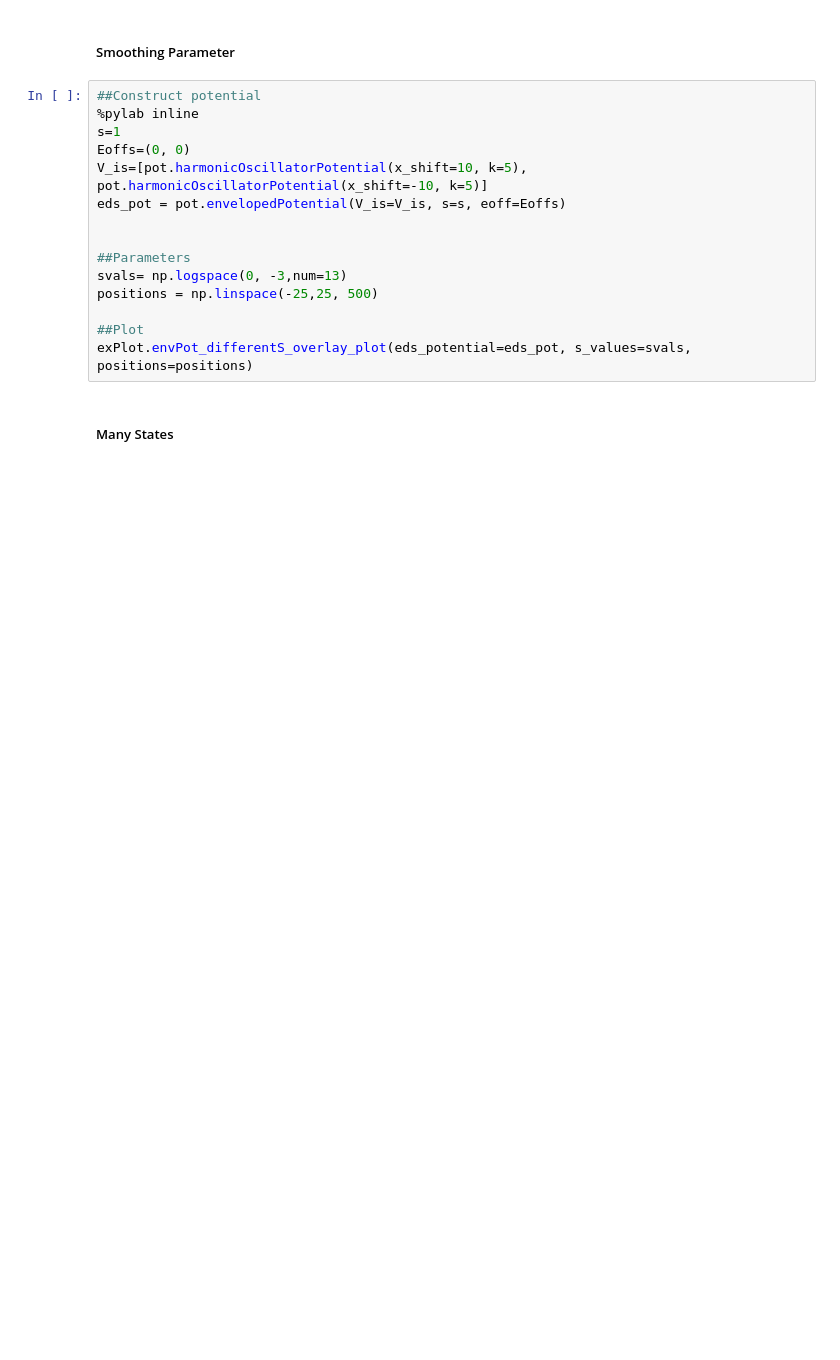
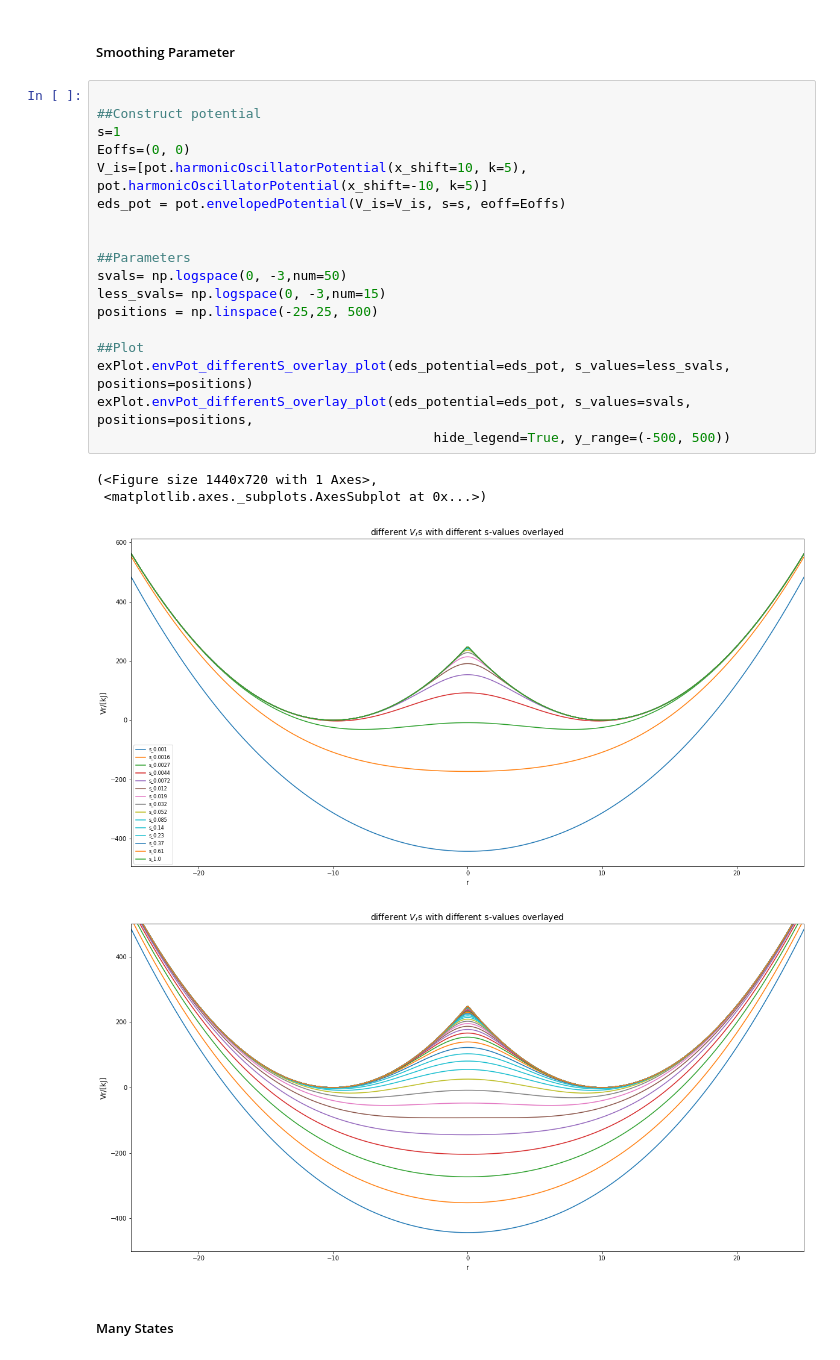
Before and after one commit to rinikerlab/Ensembler, a Jupyter notebook: examples/Example_EDS.ipynb, the cells around one changed output. Cells and saved outputs as stored; diff of their text form; blank space fills up the shorter version.

```diff
--- a/examples/Example_EDS.ipynb
+++ b/examples/Example_EDS.ipynb
@@ -100,20 +86,28 @@ NameError: name 'eds_pot' is not defined
 # %% [markdown]
 ##### Smoothing Parameter
 # %%
+
 ##Construct potential
-%pylab inline
 s=1
 Eoffs=(0, 0)
 V_is=[pot.harmonicOscillatorPotential(x_shift=10, k=5), pot.harmonicOscillatorPotential(x_shift=-10, k=5)]
 eds_pot = pot.envelopedPotential(V_is=V_is, s=s, eoff=Eoffs)
 
 
 ##Parameters
-svals= np.logspace(0, -3,num=13)
+svals= np.logspace(0, -3,num=50)
+less_svals= np.logspace(0, -3,num=15)
 positions = np.linspace(-25,25, 500)
 
 ##Plot
-exPlot.envPot_differentS_overlay_plot(eds_potential=eds_pot, s_values=svals, positions=positions)
+exPlot.envPot_differentS_overlay_plot(eds_potential=eds_pot, s_values=less_svals, positions=positions)
+exPlot.envPot_differentS_overlay_plot(eds_potential=eds_pot, s_values=svals, positions=positions,
+                                           hide_legend=True, y_range=(-500, 500))
+# %% [output]
+(<Figure size 1440x720 with 1 Axes>,
+ <matplotlib.axes._subplots.AxesSubplot at 0x...>)
+[figure, added]
+[figure, added]
 # %% [markdown]
 ##### Many States
 # %%
```
Also changed, not shown: parts of 5 cells of this notebook, 3 other files.
